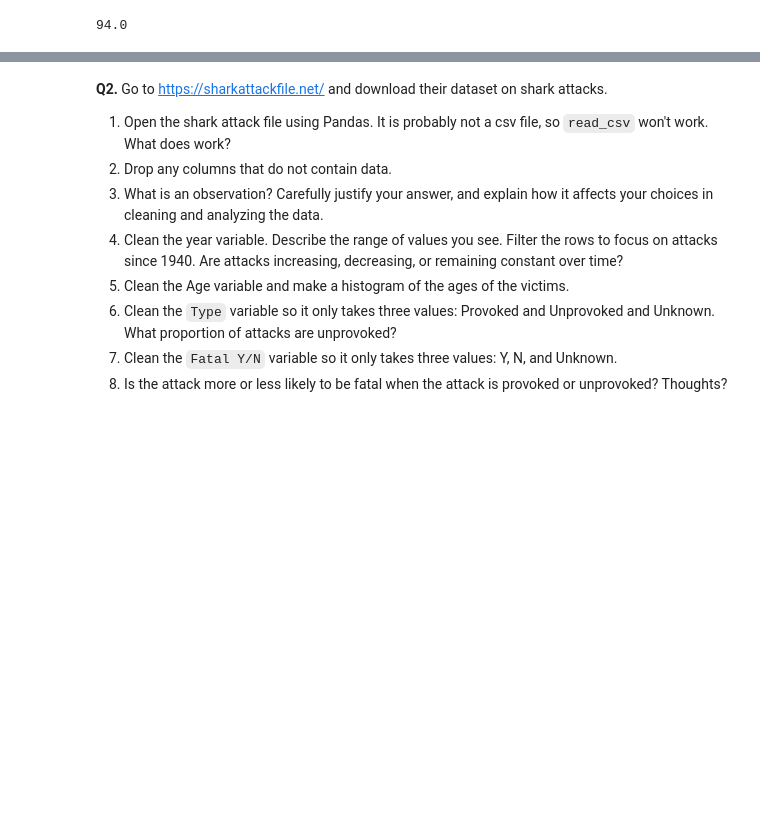
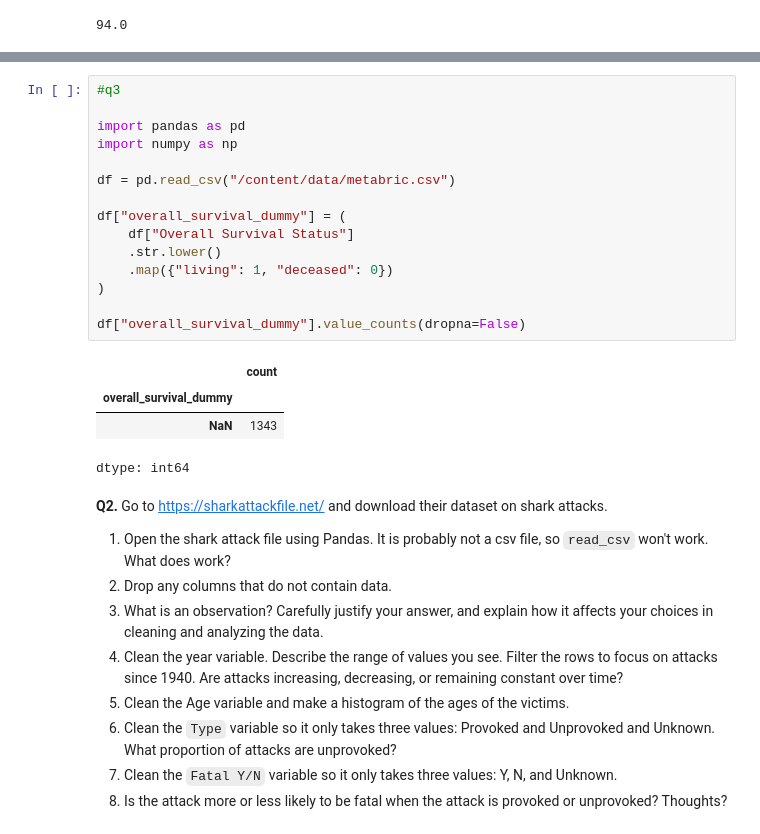
Before and after one commit to hershiaytoda/undergrad_ml_assignments, a Jupyter notebook: 01_assignment_wrangling_and_eda.ipynb, the cells around one changed output, grey strips where cells are left out. Saved outputs shown, nothing was run; the diff lists cells and outputs as text; blank space fills up the shorter version.

```diff
--- a/01_assignment_wrangling_and_eda.ipynb
+++ b/01_assignment_wrangling_and_eda.ipynb
@@ -41,3 +83,23 @@ print(median)
+# %%
+#q3
+
+import pandas as pd
+import numpy as np
+
+df = pd.read_csv("/content/data/metabric.csv")
+
+df["overall_survival_dummy"] = (
+    df["Overall Survival Status"]
+    .str.lower()
+    .map({"living": 1, "deceased": 0})
+)
+
+df["overall_survival_dummy"].value_counts(dropna=False)
+# %% [output]
+|  | count |
+| overall_survival_dummy |  |
+| NaN | 1343 |
+dtype: int64
 # %% [markdown]
 **Q2.** Go to https://sharkattackfile.net/ and download their dataset on shark attacks.
 
```
Also changed, not shown: parts of 2 cells of this notebook.
